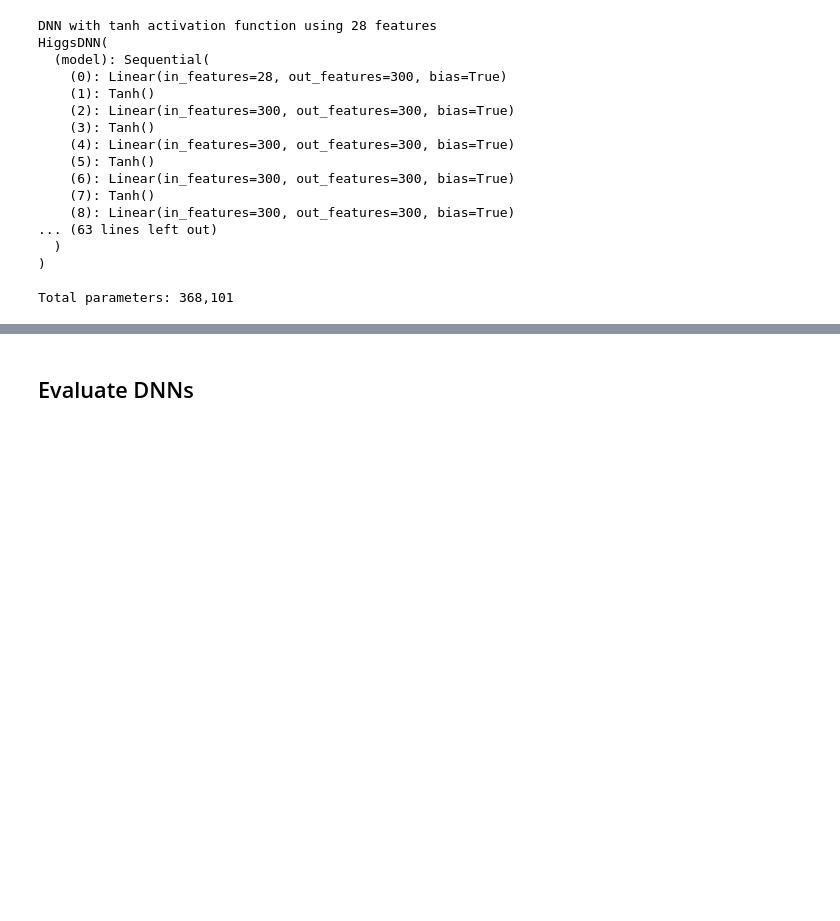
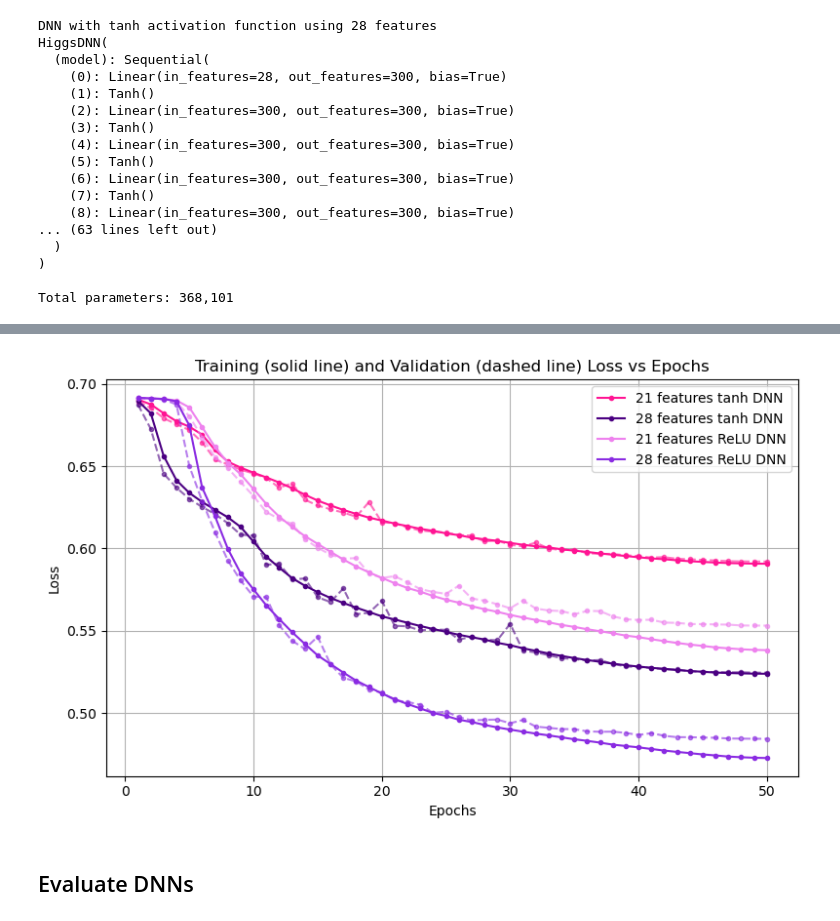
Before and after one commit to lbovet8/phys152-2026, a Jupyter notebook: Projects/HiggsProject.ipynb, the cells around one changed output, grey strips where cells are left out. Cells and saved outputs as stored; diff of their text form; code cells hidden in the pictures; blank space fills up the shorter version.

```diff
--- a/Projects/HiggsProject.ipynb
+++ b/Projects/HiggsProject.ipynb
@@ -430,18 +465,19 @@ def train_dnn(model, train_loader, epochs=EPOCHS, lr=LR, momentum=MOMENTUM, weig
 # %%
-def plot_losses_vs_epoch(trainlosses_array, trainlosses_labels, trainlosses_color):
-  epochs = range(1, EPOCHS + 1)
+def plot_losses_vs_epoch(trainlosses_array, vallosses_array, trainlosses_labels, trainlosses_color):
+    epochs = range(1, EPOCHS + 1)
+    plt.figure(figsize=(8, 5))
 
-  # Plot
-  plt.figure(figsize=(6, 4))
-  for index, trainloss in enumerate(trainloss_array):
-      plt.plot(epochs, trainloss, "o-", label=trainlosses_labels[index],c=trainlosses_color[index], markersize=3)
-  plt.xlabel("Epochs")
-  plt.ylabel("Loss")
-  plt.legend()
-  plt.grid()
-  plt.title("Training Loss vs Epochs")
-  plt.tight_layout()
-  plt.show()
+    for index, trainloss in enumerate(trainlosses_array):
+        plt.plot(epochs, trainloss,"o-", label=f"{trainlosses_labels[index]}", color=trainlosses_color[index], markersize=3)
+        plt.plot(epochs, vallosses_array[index], "o--", color =trainlosses_color[index], markersize=3, alpha=0.6)
+
+    plt.xlabel("Epochs")
+    plt.ylabel("Loss")
+    plt.legend()
+    plt.grid()
+    plt.title("Training (solid line) and Validation (dashed line) Loss vs Epochs")
+    plt.tight_layout()
+    plt.show()
 # %%
 # DNN with tanh activation function
 # 28 features
@@ -496,14 +532,14 @@ HiggsDNN(
 Total parameters: 368,101
 # %%
 print('Training tanh DNN with 28 features:')
-trainloss_high = train_dnn(dnn_high, train_loader_high)
+trainloss_high, valloss_high = train_dnn(dnn_high, train_loader_high, val_loader_high)
 print('--------------------------------------')
 print('Training tanh DNN with 21 features:')
-trainloss_low = train_dnn(dnn_low, train_loader_low)
+trainloss_low, valloss_low = train_dnn(dnn_low, train_loader_low, val_loader_low)
 print('--------------------------------------')
 print('Training ReLU DNN with 28 features:')
-trainloss_high_relu = train_dnn(dnn_high_relu, train_loader_high)
+trainloss_high_relu, valloss_high_relu = train_dnn(dnn_high_relu, train_loader_high, val_loader_high)
 print('--------------------------------------')
 print('Training ReLU DNN with 21 features:')
-trainloss_low_relu = train_dnn(dnn_low_relu, train_loader_low)
+trainloss_low_relu, valloss_low_relu = train_dnn(dnn_low_relu, train_loader_low,val_loader_low)
 # %% [output]
@@ -527,11 +573,14 @@ Batch 1621/2579 of Epoch 19, loss=0.5809
 # %%
-#def plot_losses_vs_epoch(trainlosses_array, trainlosses_labels, trainlosses_color):
+#def plot_losses_vs_epoch(trainlosses_array, vallosses_array, trainlosses_labels, trainlosses_color):
 
 trainlosses_array = [trainloss_low, trainloss_high, trainloss_low_relu, trainloss_high_relu]
+vallosses_array = [valloss_low, valloss_high, valloss_low_relu, valloss_high_relu]
 trainlosses_labels = ['21 features tanh DNN', '28 features tanh DNN', '21 features ReLU DNN', '28 features ReLU DNN']
 trainlosses_color = ['deeppink', 'indigo', 'violet', 'blueviolet']
 
-plot_losses_vs_epoch(trainlosses_array, trainlosses_labels, trainlosses_color)
+plot_losses_vs_epoch(trainlosses_array, vallosses_array, trainlosses_labels, trainlosses_color)
+# %% [output]
+[figure, added]
 # %% [markdown]
 ## Evaluate DNNs
 # %%
```
Also changed, not shown: parts of 17 cells of this notebook.
